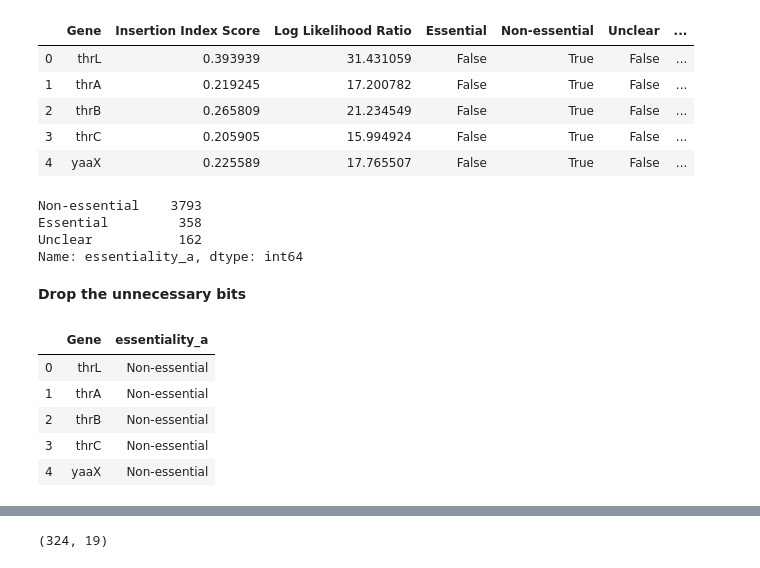
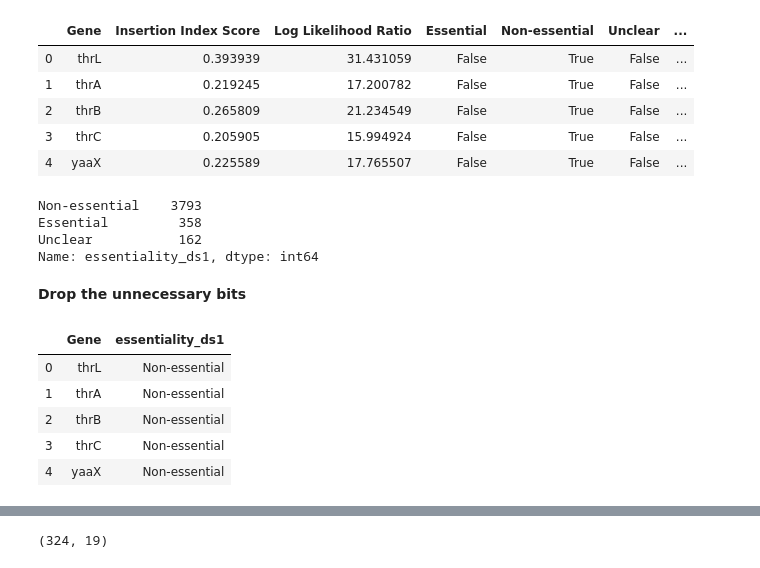
Before and after one commit to dcweaver/phage-translation, a Jupyter notebook: Code/AJH_ecoli_indepth.ipynb, the cells around one changed output, grey strips where cells are left out. Drawn from its saved outputs; the diff is of its cells as text; code cells hidden in the pictures.

```diff
--- a/Code/AJH_ecoli_indepth.ipynb
+++ b/Code/AJH_ecoli_indepth.ipynb
@@ -149,13 +162,13 @@ essential_df.head()
 | 3 | thrC | 0.205905 | 15.994924 | False | True | False |
 | 4 | yaaX | 0.225589 | 17.765507 | False | True | False |
 # %%
-essential_df['essentiality_a'] = ''
+essential_df['essentiality_ds1'] = ''
 indices = essential_df[essential_df['Essential']==True].index
-essential_df.loc[indices, 'essentiality_a'] = 'Essential'
+essential_df.loc[indices, 'essentiality_ds1'] = 'Essential'
 indices = essential_df[essential_df['Non-essential']==True].index
-essential_df.loc[indices, 'essentiality_a'] = 'Non-essential'
+essential_df.loc[indices, 'essentiality_ds1'] = 'Non-essential'
 indices = essential_df[essential_df['Unclear']==True].index
-essential_df.loc[indices, 'essentiality_a'] = 'Unclear'
+essential_df.loc[indices, 'essentiality_ds1'] = 'Unclear'
 essential_df.head()
 # %% [output]
 |  | Gene | Insertion Index Score | Log Likelihood Ratio | Essential | Non-essential | Unclear | ... |
@@ -165,19 +178,19 @@ essential_df.head()
 | 3 | thrC | 0.205905 | 15.994924 | False | True | False | ... |
 | 4 | yaaX | 0.225589 | 17.765507 | False | True | False | ... |
 # %%
-essential_df['essentiality_a'].value_counts()
+essential_df['essentiality_ds1'].value_counts()
 # %% [output]
 Non-essential    3793
 Essential         358
 Unclear           162
-Name: essentiality_a, dtype: int64
+Name: essentiality_ds1, dtype: int64
 # %% [markdown]
 **Drop the unnecessary bits**
 # %%
-essential_df = essential_df.drop(set(essential_df.columns)-set(['Gene', 'essentiality_a']), axis=1)
+essential_df = essential_df.drop(set(essential_df.columns)-set(['Gene', 'essentiality_ds1']), axis=1)
 essential_df.head()
 # %% [output]
-|  | Gene | essentiality_a |
+|  | Gene | essentiality_ds1 |
 | 0 | thrL | Non-essential |
 | 1 | thrA | Non-essential |
 | 2 | thrB | Non-essential |
```
Also changed, not shown: parts of 72 cells of this notebook, 6 other files.
